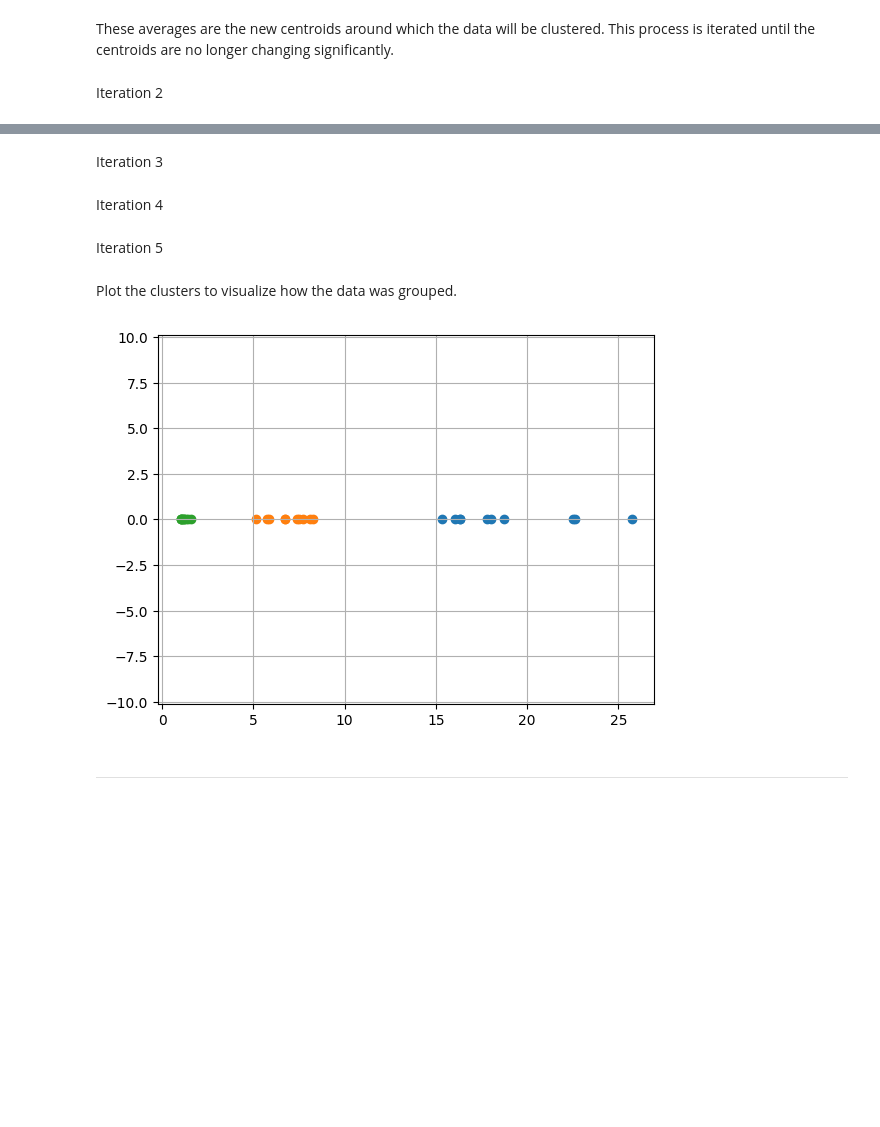
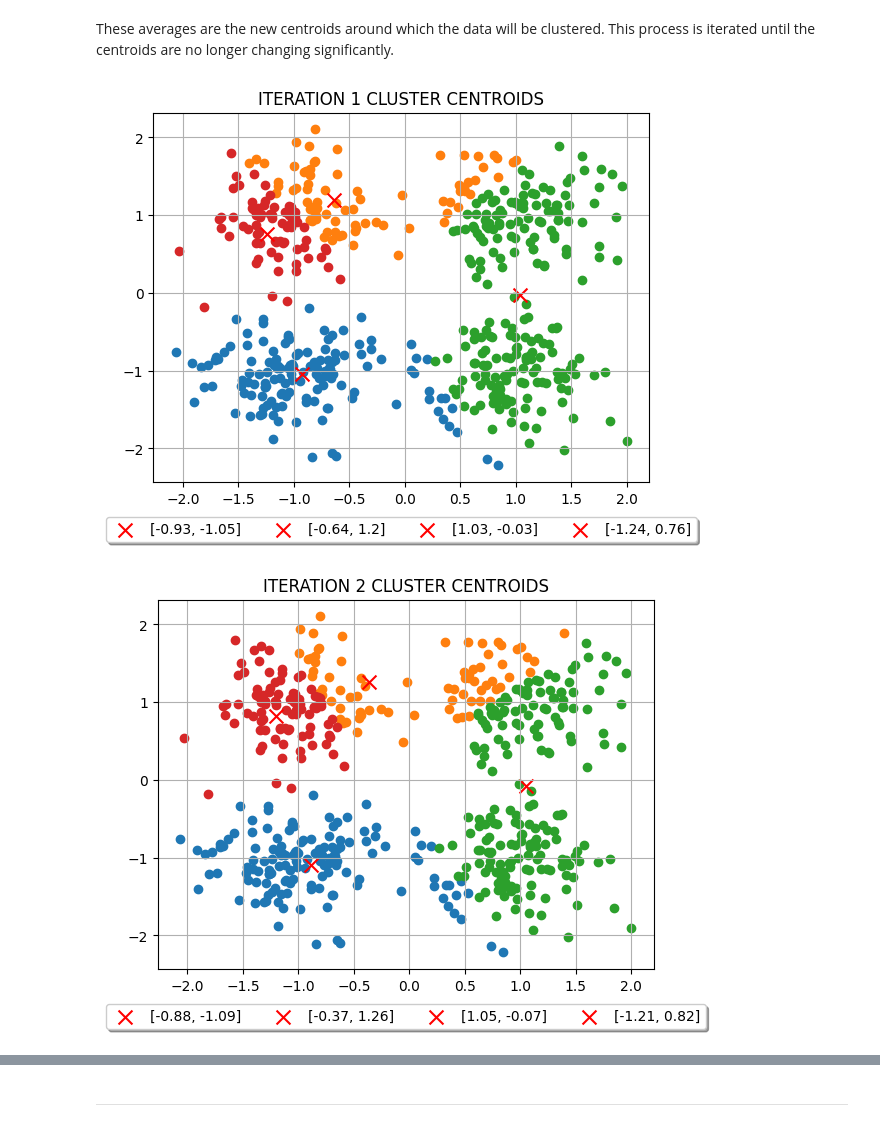
Before and after one commit to AndresDFlores/clustering_algorithms, a Jupyter notebook: k_means_clustering.ipynb, the cells around one changed output, grey strips where cells are left out. Cells and saved outputs as stored; diff of their text form; code cells hidden in the pictures; blank space fills up the shorter version.

```diff
--- a/k_means_clustering.ipynb
+++ b/k_means_clustering.ipynb
@@ -34,7 +73,7 @@ start_cluster_centroids = [pop_data.pop(random.randrange(len(pop_data))) for i i
 # %% [markdown]
 Assign data to clusters based on the centroids they're closest to.
 # %%
-def get_clusters(cluster_centroids):
+def get_clusters(cluster_centroids, data):
 
     clusters = {key:[] for key in cluster_centroids}
     for data_val in data:
@@ -43,7 +82,7 @@ def get_clusters(cluster_centroids):
         centroid_distances=dict()
         for centroid in clusters.keys():
 
-            distance = abs(centroid-data_val)
+            distance = get_equclidean_distance(pt1=centroid, pt2=data_val)
             centroid_distances[centroid]=distance
 
 
@@ -54,7 +93,7 @@ def get_clusters(cluster_centroids):
 
     return clusters
 # %%
-clusters = get_clusters(cluster_centroids=start_cluster_centroids)
+clusters = get_clusters(cluster_centroids=start_cluster_centroids, data=data)
 # %% [markdown]
 Calculate the variance in the clustered data to measure the dispersion of the data points from the mean.  Lower variance indicates that the data points are generally similar and do not vary widely from the mean.  Conversely, higher variance indicates that the values vary more widely from the mean.
 
@@ -68,7 +109,7 @@ def get_cluster_variances(clusters):
     cluster_variances = dict()
     for centroid_key, cluster_vals in clusters.items():
 
-        diff_sq = [(val-centroid_key)**2 for val in cluster_vals]
+        diff_sq = [(get_equclidean_distance(pt1=val, pt2=centroid_key))**2 for val in cluster_vals]
         variance = sum(diff_sq)/(len(cluster_vals))
 
         cluster_variances[centroid_key]=float(variance)
@@ -86,18 +124,58 @@ def update_centroids(clusters):
 
     new_centroids = []
     for centroid_key, cluster_vals in clusters.items():
-        cluster_avg = np.mean(cluster_vals)
+        cluster_avg = average_of_coordinates(coords=cluster_vals)
 
-        new_centroids.append(float(cluster_avg))
+        new_centroids.append(cluster_avg)
 
     return new_centroids
 # %%
 new_centroids = update_centroids(clusters=clusters)
 # %% [markdown]
 These averages are the new centroids around which the data will be clustered.  This process is iterated until the centroids are no longer changing significantly.
-# %% [markdown]
-Iteration 2
 # %%
-clusters = get_clusters(cluster_centroids=new_centroids)
-cluster_variance = get_cluster_variances(clusters=clusters)
-new_centroids = update_centroids(clusters=clusters)
+for i in range(10):
+
+    clusters = get_clusters(cluster_centroids=new_centroids, data=data)
+    cluster_variance = get_cluster_variances(clusters=clusters)
+    new_centroids = update_centroids(clusters=clusters)
+
+
+
+    fig1, ax1 = plt.subplots()
+    for centroid_key, cluster_vals in clusters.items():
+
+        ax1.scatter(
+            list(map(itemgetter(0), cluster_vals)),
+            list(map(itemgetter(1), cluster_vals))
+            )
+
+        legend_label = [round(centroid, 2) for centroid in centroid_key]
+
+        ax1.scatter(
+            centroid_key[0],
+            centroid_key[1],
+            label=legend_label,
+            s=100,
+            marker='x',
+            c='red'
+            )
+
+
+        #  legend box
+        box = ax1.get_position()
+        ax1.set_position([box.x0, box.y0 + box.height * 0.01,
+                        box.width, box.height * 1])
+
+        # Put a legend below current axis
+        ax1.legend(loc='upper center', bbox_to_anchor=(0.5, -0.075),
+          fancybox=True, shadow=True, ncol=5)
+
+
+        ax1.set_title(f'ITERATION {i+1} CLUSTER CENTROIDS')
+        ax1.grid(True)
+
+    plt.show()
+# %% [output]
+[figure, added]
+[figure, added]
@@ -104,2 +189,0 @@ new_centroids = update_centroids(clusters=clusters)
-# %% [markdown]
-Iteration 3
@@ -110,2 +189,0 @@ new_centroids = update_centroids(clusters=clusters)
-# %% [markdown]
-Iteration 4
@@ -116,2 +189,0 @@ new_centroids = update_centroids(clusters=clusters)
-# %% [markdown]
-Iteration 5
@@ -122,15 +190,3 @@ new_centroids = update_centroids(clusters=clusters)
-# %% [markdown]
-Plot the clusters to visualize how the data was grouped.
-# %%
-for centroiud_key, cluster_vals in clusters.items():
-
-    plt.axis('equal')
-    plt.scatter(x=cluster_vals, y=[0]*len(cluster_vals))
-    plt.grid(True)
-
-plt.show()
-# %% [output]
-[figure, removed]
 # %% [markdown]
 -----
 # %% [markdown]
```
Also changed, not shown: parts of 24 cells of this notebook, 1 other file.
